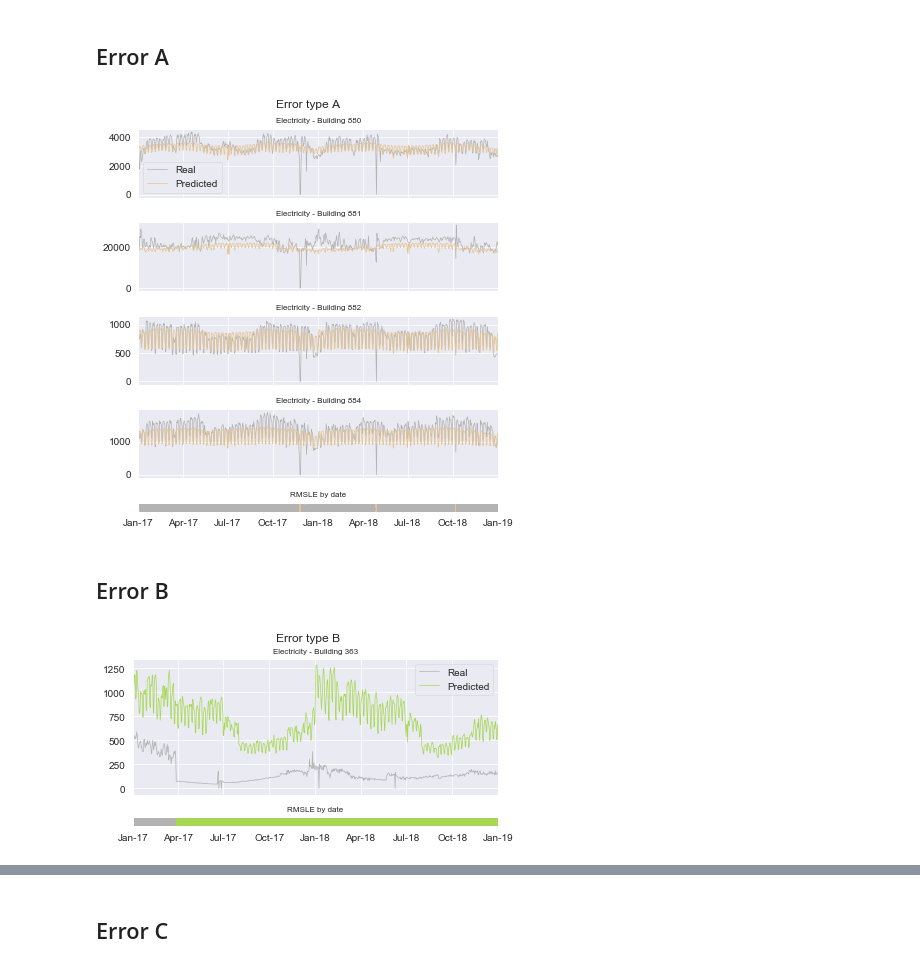
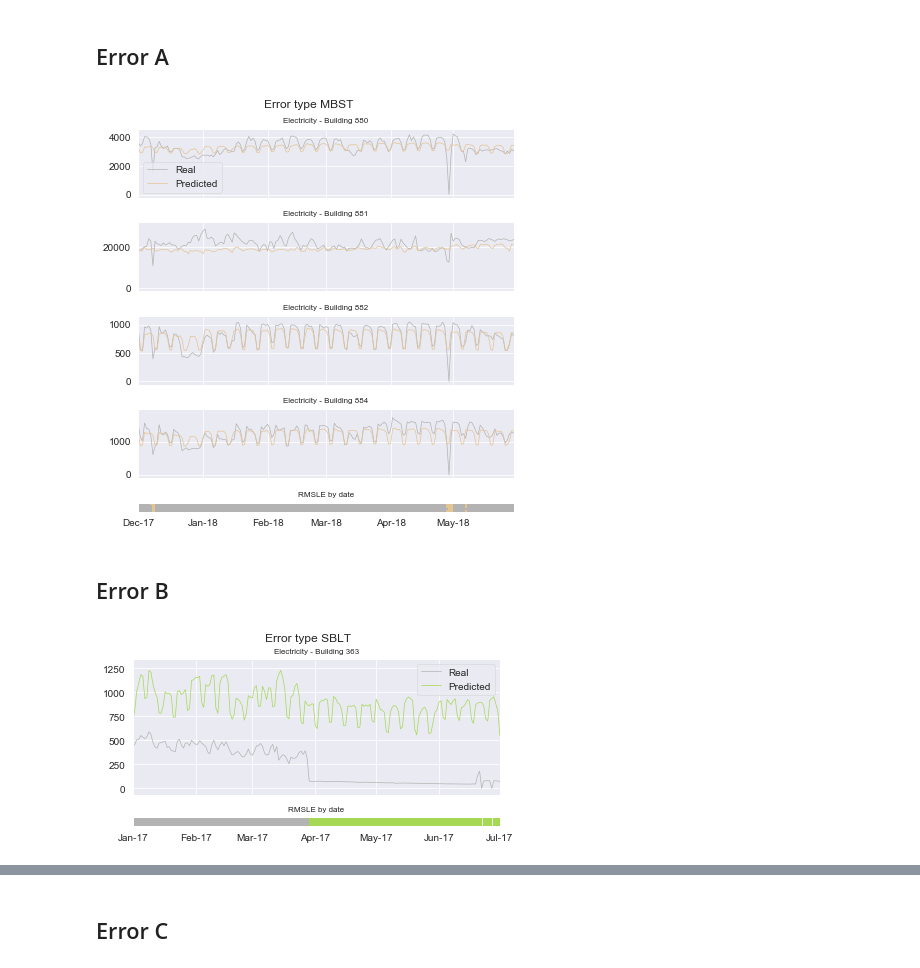
Before and after one commit to buds-lab/ashrae-great-energy-predictor-3-error-analysis, a Jupyter notebook: notebooks/06_plots-examples.ipynb, the cells around one changed output, grey strips where cells are left out. Saved outputs shown, nothing was run; the diff lists cells and outputs as text; code cells hidden in the pictures.

```diff
--- a/notebooks/06_plots-examples.ipynb
+++ b/notebooks/06_plots-examples.ipynb
@@ -68,7 +69,7 @@ winner_site9 = pd.read_csv(f"winner_solution_{meter}_site9.csv",parse_dates=["ti
 winner = winner_site9.copy()
 df = df_site9.copy()
 
-error_name = "A"
+error_name = "MBST"
 bdgs = [880,881,882,884]
 color_normal = cmap_orig[7]
 color = cmap_orig[6]
@@ -114,6 +115,7 @@ for i,bdg in enumerate(bdgs):
     ax = axes[i] #axes[i+1]
     sns.lineplot(data=temp, x="timestamp",y="meter_reading", ax=ax, legend="auto", color=color_normal, linewidth = 0.7)
     sns.lineplot(data=temp, x="timestamp",y="submission", ax=ax, legend="auto", color=color, linewidth = 0.7)
+    ax.set_xlim([dt.date(2017, 12, 1), dt.date(2018, 5, 30)])
     ax.set_ylabel("")
     ax.set_title(f"Electricity - Building {bdg}",fontsize=8)
 
@@ -129,6 +131,7 @@ ax = axes[-1]
 cmap = ListedColormap([color_normal, color, color, color])
 qmesh = ax.pcolormesh(x, y, temp1, cmap=cmap, rasterized=True)
 ax.xaxis.set_major_formatter(mdates.DateFormatter('%b-%y'))
+ax.set_xlim([dt.date(2017, 12, 1), dt.date(2018, 5, 30)])
 ax.set_title(f"RMSLE by date",fontsize=8)
 ax.set_yticklabels([])
 
@@ -138,14 +141,14 @@ fig.suptitle(f"Error type {error_name}", y = 1.015, x = 0.5, fontsize=12)
 fig.savefig(path_fig + f"error{error_name}_example.pdf", dpi=150, bbox_inches="tight")
 fig.savefig(path_fig + f"error{error_name}_example.png", dpi=150, bbox_inches="tight")
 # %% [output]
-[figure, old version]
+[figure, new version]
 # %% [markdown]
 ## Error B
 # %%
 winner = winner_site3.copy()
 df = df_site3.copy()
 
-error_name = "B"
+error_name = "SBLT"
 bdg = 363
 color_normal = cmap_orig[7]
 color = cmap_orig[4]
@@ -154,62 +157,39 @@ ratios = [3,0.2]
 #Create figure canvas
 fig, axes = plt.subplots(2, 1, sharex = True, sharey=False, figsize=(6,3), gridspec_kw = {"height_ratios": ratios})
 axes = axes.flatten()
-
-"""# EXAMPLE ERROR HEATMAP
-# Get the data
-y = np.linspace(0, len(error_df), len(error_df)+1)
-x = pd.date_range(start='2017-01-01', end='2019-01-01')
-data = error_df
-# Plot
-colors = [color_normal, color]
-cmap_plot = ListedColormap(colors)
-ax = axes[0]
-qmesh = ax.pcolormesh(x, y, data, cmap=cmap_plot, rasterized=True, vmin=0, vmax=1)
-# Axis
-ax.locator_params(axis='y', nbins=len(list(data.index))+1)
-ax.axis('tight')
-ax.set_yticklabels(list(data.index))
-# Get labels
-labels = [item for item in ax.get_yticklabels()]
-# Remove all labels except selected building
-[x.set_text("") for x in labels if (x.get_text() != str(bdg))]
-# Set labels
-ax.set_yticklabels(labels)
-ax.set_xticklabels([])
-ax.set_title(f"Error type {error_name}")
-ax.set_xlabel('Timestamp')
-ax.set_ylabel('Building ID')"""
 
 # METER READING AND PREDICTION LINEPLOT
 temp = winner.loc[winner.building_id == bdg,["timestamp","meter_reading","submission"]]
 temp.set_index("timestamp",inplace=True)
 # Resample
 temp = temp.resample('24H').sum().reset_index()
 
 ax = axes[0]
 sns.lineplot(data=temp, x="timestamp",y="meter_reading", ax=ax, color=color_normal, linewidth = 0.7)
 sns.lineplot(data=temp, x="timestamp",y="submission", ax=ax, color=color, linewidth = 0.7)
+ax.set_xlim([dt.date(2017, 1, 1), dt.date(2017, 7, 1)])
 ax.set_ylabel("")
 ax.set_title(f"Electricity - Building {bdg}",fontsize=8)
 ax.legend(labels=['Real','Predicted'], loc = "upper right")
 
 # ERROR HEATMAP
 # Get the data
 y = np.linspace(0, 1, 2)
 x = pd.date_range(start='2017-01-01', end='2019-01-01')
 temp1 = df[df.building_id==bdg].set_index("building_id")
 # Error heatmap Plot
 ax = axes[-1]
 cmap = ListedColormap([color_normal, color, color])
 qmesh = ax.pcolormesh(x, y, temp1, cmap=cmap, rasterized=True)
 ax.xaxis.set_major_formatter(mdates.DateFormatter('%b-%y'))
+ax.set_xlim([dt.date(2017, 1, 1), dt.date(2017, 7, 1)])
 ax.set_title(f"RMSLE by date",fontsize=8)
 ax.set_yticklabels([])
 
 # Figure parameters
 plt.tight_layout()
 fig.suptitle(f"Error type {error_name}", y = 1.015, x = 0.5, fontsize=12)
 fig.savefig(path_fig + f"error{error_name}_example.pdf", dpi=150, bbox_inches="tight")
 fig.savefig(path_fig + f"error{error_name}_example.png", dpi=150, bbox_inches="tight")
 # %% [output]
-[figure, old version]
+[figure, new version]
```
Also changed, not shown: parts of 6 cells of this notebook, 37 other files.
